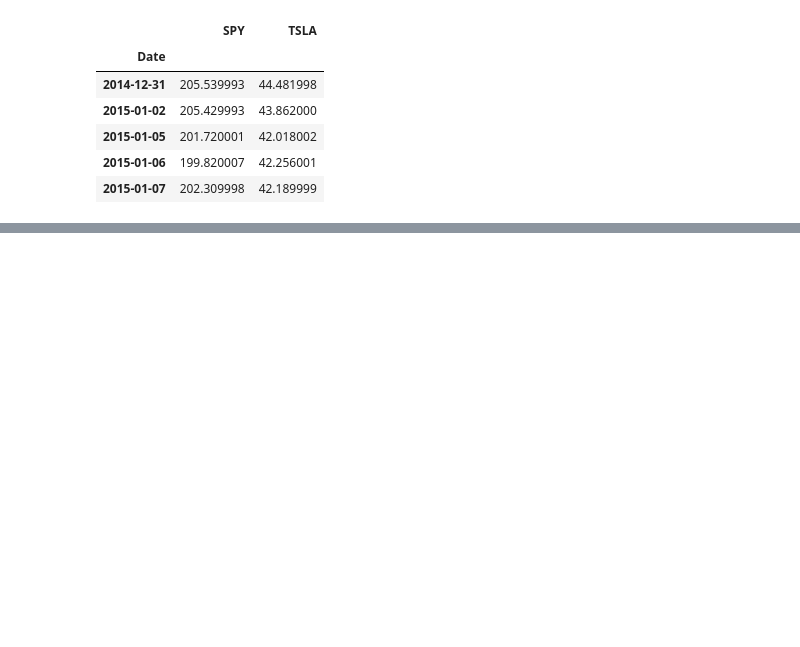
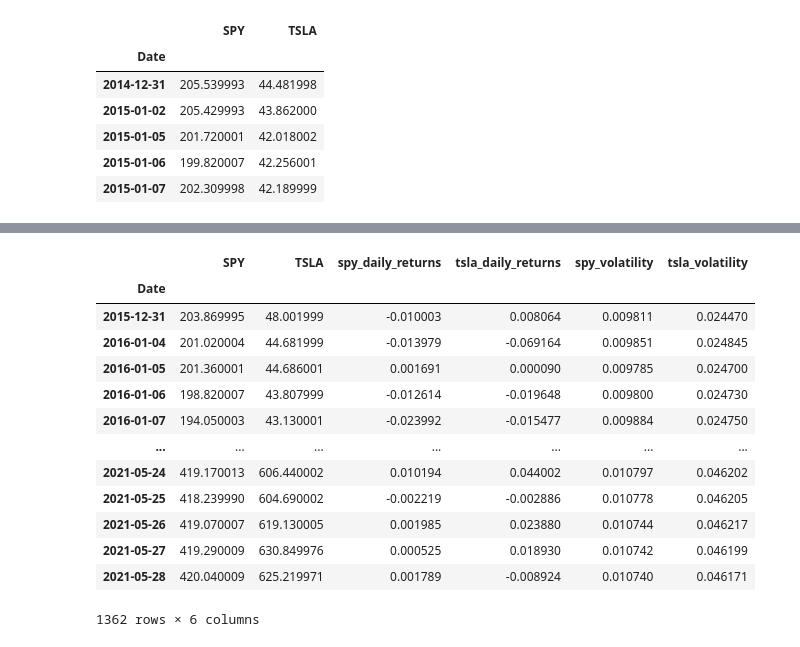
Before and after one commit to cmj123/portfolio_sizing_in_trading, a Jupyter notebook: position_sizing_terms.ipynb, the cells around one changed output, grey strips where cells are left out. Drawn from its saved outputs; the diff is of its cells as text; code cells hidden in the pictures; blank space fills up the shorter version.

```diff
--- a/position_sizing_terms.ipynb
+++ b/position_sizing_terms.ipynb
@@ -55,0 +105,17 @@ price_data.head()
+# %%
+price_data
+# %% [output]
+|  | SPY | TSLA | spy_daily_returns | tsla_daily_returns | spy_volatility | tsla_volatility |
+| Date |  |  |  |  |  |  |
+| 2015-12-31 | 203.869995 | 48.001999 | -0.010003 | 0.008064 | 0.009811 | 0.024470 |
+| 2016-01-04 | 201.020004 | 44.681999 | -0.013979 | -0.069164 | 0.009851 | 0.024845 |
+| 2016-01-05 | 201.360001 | 44.686001 | 0.001691 | 0.000090 | 0.009785 | 0.024700 |
+| 2016-01-06 | 198.820007 | 43.807999 | -0.012614 | -0.019648 | 0.009800 | 0.024730 |
+| 2016-01-07 | 194.050003 | 43.130001 | -0.023992 | -0.015477 | 0.009884 | 0.024750 |
+| ... | ... | ... | ... | ... | ... | ... |
+| 2021-05-24 | 419.170013 | 606.440002 | 0.010194 | 0.044002 | 0.010797 | 0.046202 |
+| 2021-05-25 | 418.239990 | 604.690002 | -0.002219 | -0.002886 | 0.010778 | 0.046205 |
+| 2021-05-26 | 419.070007 | 619.130005 | 0.001985 | 0.023880 | 0.010744 | 0.046217 |
+| 2021-05-27 | 419.290009 | 630.849976 | 0.000525 | 0.018930 | 0.010742 | 0.046199 |
+| 2021-05-28 | 420.040009 | 625.219971 | 0.001789 | -0.008924 | 0.010740 | 0.046171 |
+1362 rows × 6 columns
```
Also changed, not shown: parts of 7 cells of this notebook.
